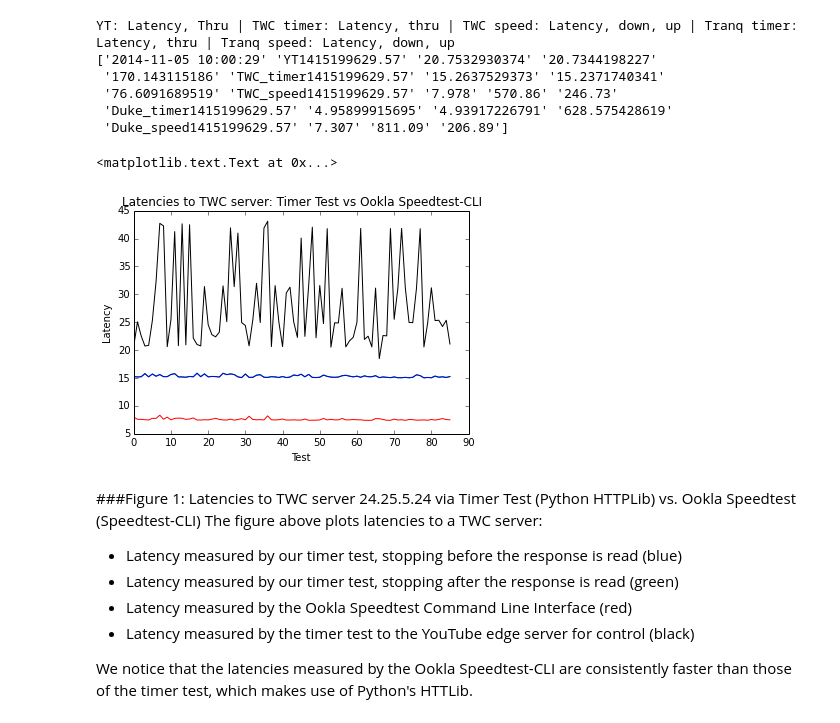
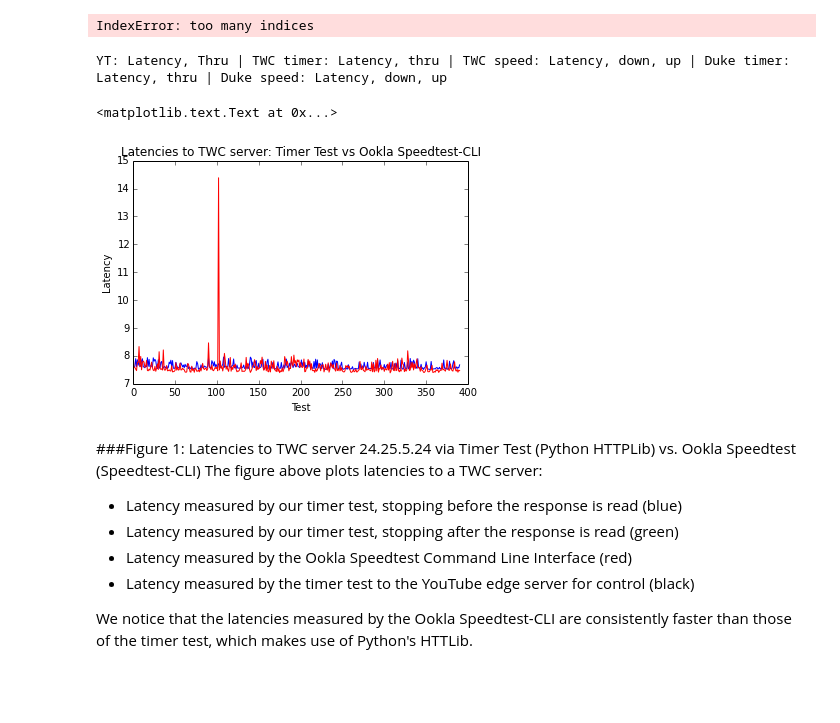
Before and after one commit to amirunpri2018/net-score, a Jupyter notebook: notebooks/Duke_test_data.ipynb, the cells around one changed output. Drawn from its saved outputs; the diff is of its cells as text; code cells hidden in the pictures; blank space fills up the shorter version.

Commit message:
Updated speedtest to run to Duke server.

```diff
--- a/notebooks/Duke_test_data.ipynb
+++ b/notebooks/Duke_test_data.ipynb
@@ -5,18 +5,14 @@ import numpy as np
 import pylab
 import operator
 # %%
-speedtest_data = np.loadtxt('../data/duke_results_log.csv', dtype='string', delimiter=',')
+speedtest_data = np.loadtxt('../data/duke_2_results.csv', dtype='string', delimiter=',')
 # %%
 #Print first row to get column numbers for data comparison
-print "YT: Latency, Thru | TWC timer: Latency, thru | TWC speed: Latency, down, up | Tranq timer: Latency, thru | Tranq speed: Latency, down, up"
+print "YT: Latency, Thru | TWC timer: Latency, thru | TWC speed: Latency, down, up | Duke timer: Latency, thru | Duke speed: Latency, down, up"
 print speedtest_data[0,:]
 # %% [output]
-YT: Latency, Thru | TWC timer: Latency, thru | TWC speed: Latency, down, up | Tranq timer: Latency, thru | Tranq speed: Latency, down, up
-['2014-11-05 10:00:29' 'YT1415199629.57' '20.7532930374' '20.7344198227'
- '170.143115186' 'TWC_timer1415199629.57' '15.2637529373' '15.2371740341'
- '76.6091689519' 'TWC_speed1415199629.57' '7.978' '570.86' '246.73'
- 'Duke_timer1415199629.57' '4.95899915695' '4.93917226791' '628.575428619'
- 'Duke_speed1415199629.57' '7.307' '811.09' '206.89']
+IndexError: too many indices
+YT: Latency, Thru | TWC timer: Latency, thru | TWC speed: Latency, down, up | Duke timer: Latency, thru | Duke speed: Latency, down, up
 # %%
 #array: numpy array
 #prec: number of std dev away from mu to remove
@@ -43,6 +39,7 @@ yt_preIO_lat = speedtest_data[:,3]
 yt_thru = speedtest_data[:,4]
 
 twc_timer_lat = speedtest_data[:,6]
+twc_timer_lat_oneway = speedtest_data[:,6]
 twc_timer_preIO_lat = speedtest_data[:,7]
 twc_timer_thru = speedtest_data[:,8]
 
@@ -58,20 +55,23 @@ duke_speed_down = speedtest_data[:,19]
 # %%
 # Find outlier by converting to a list, then floating value, then finding/removing max.
 # Will need to be rewritten if there are multiple outliers
 #twc_speed_list = smooth(twc_speed_lat, 1)
 
+oneway = []
+for entry in twc_timer_lat_oneway:
+    oneway.append(float(entry)/2)
+
 pylab.figure()
 #pylab.plot(yt_lat)
-pylab.plot(twc_timer_lat, '-g')
-pylab.plot(twc_timer_preIO_lat, '-b')
+#pylab.plot(twc_timer_lat, '-c')
+pylab.plot(oneway, '-b')
 pylab.plot(twc_speed_lat, '-r')
-pylab.plot(yt_lat, '-k')
 pylab.title('Latencies to TWC server: Timer Test vs Ookla Speedtest-CLI')
 pylab.ylabel('Latency')
 pylab.xlabel('Test')
 # %% [output]
 <matplotlib.text.Text at 0x...>
-[figure, old version]
+[figure, new version]
 # %% [markdown]
 ###Figure 1: Latencies to TWC server 24.25.5.24 via Timer Test (Python HTTPLib) vs. Ookla Speedtest (Speedtest-CLI)
 The figure above plots latencies to a TWC server:
```
Also changed, not shown: parts of 6 cells of this notebook, 5 other files.
